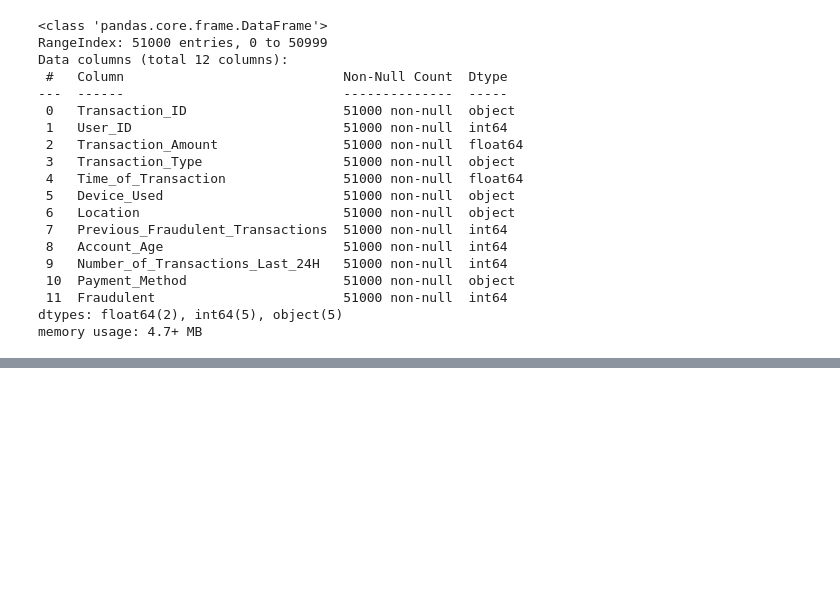
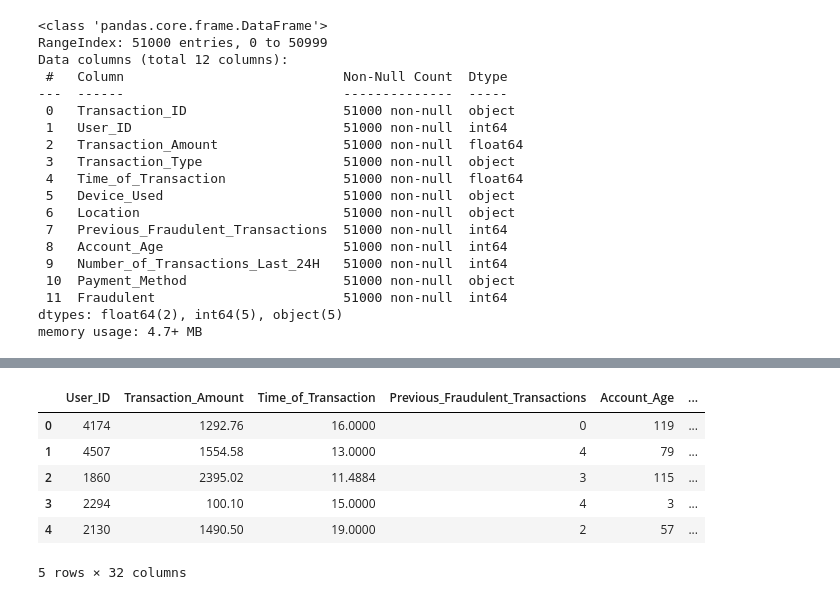
Before and after one commit to DasoTD/Fraud-Detection-ML, a Jupyter notebook: Fraud_Detection.ipynb, the cells around one changed output, grey strips where cells are left out. Cells and saved outputs as stored; diff of their text form; code cells hidden in the pictures; blank space fills up the shorter version.

```diff
--- a/Fraud_Detection.ipynb
+++ b/Fraud_Detection.ipynb
@@ -172,0 +212,10 @@ memory usage: 4.7+ MB
+# %%
+fraud_train.head()
+# %% [output]
+|  | User_ID | Transaction_Amount | Time_of_Transaction | Previous_Fraudulent_Transactions | Account_Age | ... |
+| 0 | 4174 | 1292.76 | 16.0000 | 0 | 119 | ... |
+| 1 | 4507 | 1554.58 | 13.0000 | 4 | 79 | ... |
+| 2 | 1860 | 2395.02 | 11.4884 | 3 | 115 | ... |
+| 3 | 2294 | 100.10 | 15.0000 | 4 | 3 | ... |
+| 4 | 2130 | 1490.50 | 19.0000 | 2 | 57 | ... |
+5 rows × 32 columns
```
Also changed, not shown: parts of 5 cells of this notebook.
